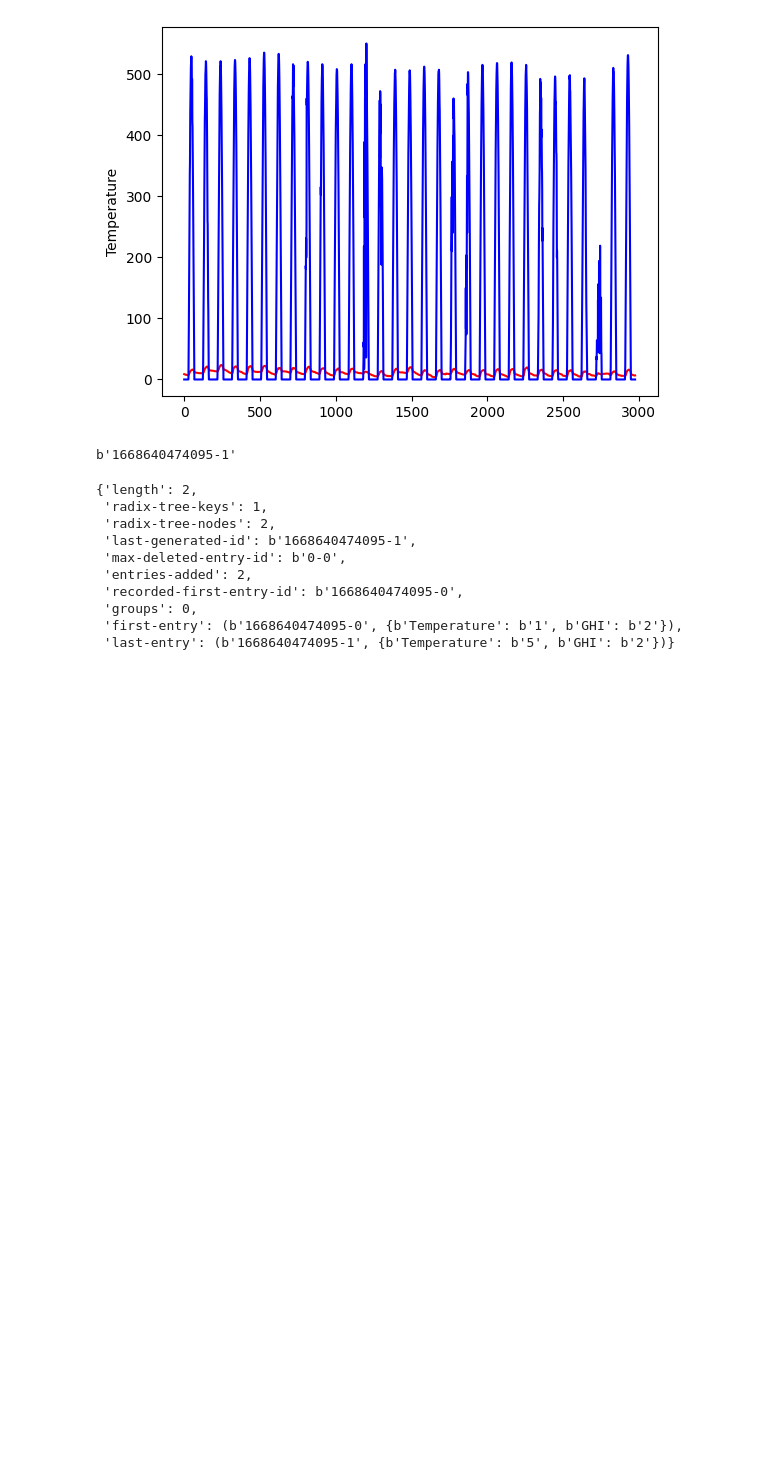
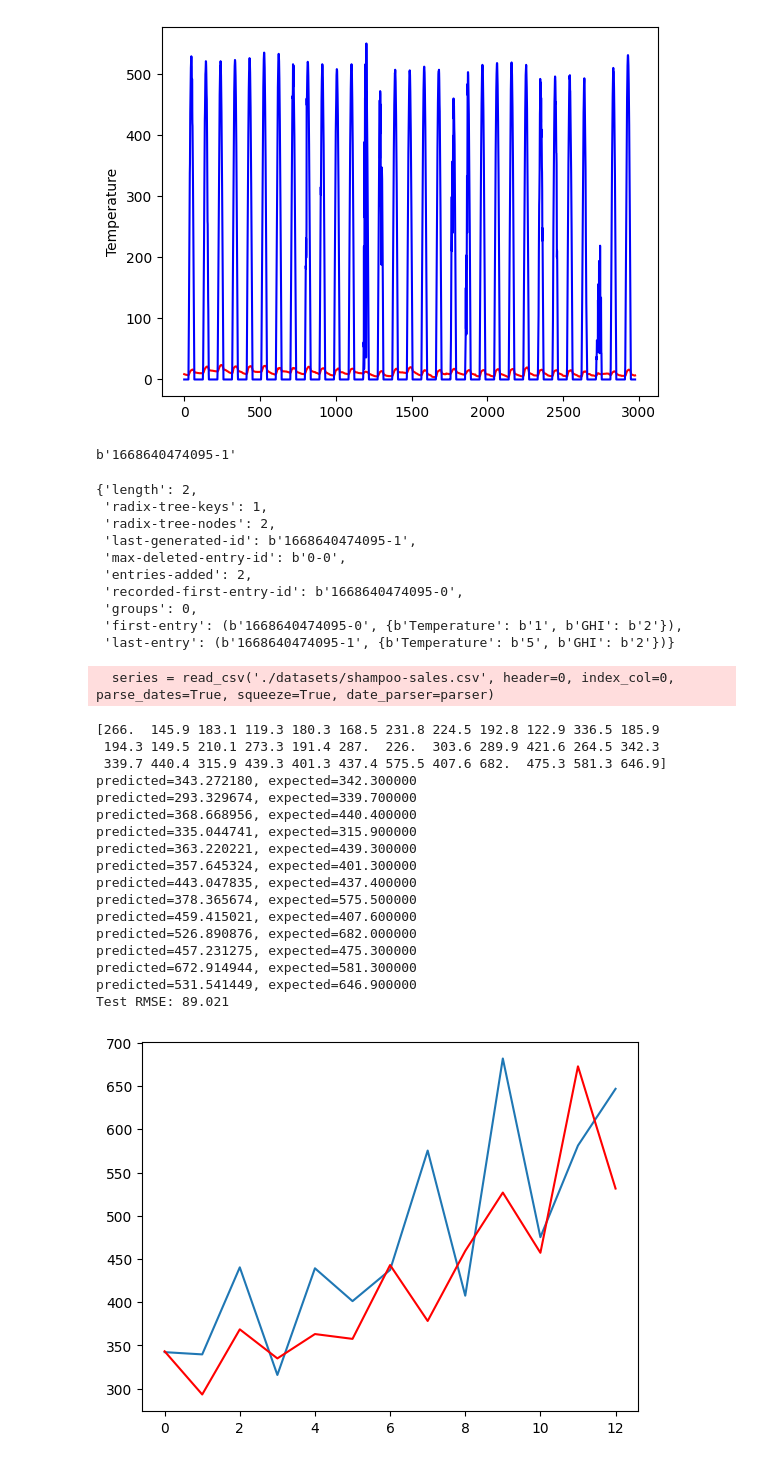
Before and after one commit to jorgevasquezutec/lab-kafka, a Jupyter notebook: analytics.ipynb, the cells around one changed output. Cells and saved outputs as stored; diff of their text form; code cells hidden in the pictures; blank space fills up the shorter version.

Commit message:
feat(arima) add

```diff
--- a/analytics.ipynb
+++ b/analytics.ipynb
@@ -80,3 +81,59 @@ redisClient.xinfo_stream('test')
 # %%
 import matplotlib.pyplot as plt
 plt.close("all")
+# %%
+from pandas import read_csv
+from pandas import datetime
+from matplotlib import pyplot
+from statsmodels.tsa.arima.model import ARIMA
+from sklearn.metrics import mean_squared_error
+from math import sqrt
+# load dataset
+def parser(x):
+	return datetime.strptime('190'+x, '%Y-%m')
+series = read_csv('./datasets/shampoo-sales.csv', header=0, index_col=0, parse_dates=True, squeeze=True, date_parser=parser)
+series.index = series.index.to_period('M')
+# split into train and test sets
+X = series.values
+print(X)
+size = int(len(X) * 0.66)
+train, test = X[0:size], X[size:len(X)]
+history = [x for x in train]
+predictions = list()
+# walk-forward validation
+for t in range(len(test)):
+	model = ARIMA(history, order=(5,1,0))
+	model_fit = model.fit()
+	output = model_fit.forecast()
+	yhat = output[0]
+	predictions.append(yhat)
+	obs = test[t]
+	history.append(obs)
+	print('predicted=%f, expected=%f' % (yhat, obs))
+# evaluate forecasts
+rmse = sqrt(mean_squared_error(test, predictions))
+print('Test RMSE: %.3f' % rmse)
+# plot forecasts against actual outcomes
+pyplot.plot(test)
+pyplot.plot(predictions, color='red')
+pyplot.show()
+# %% [output]
+  series = read_csv('./datasets/shampoo-sales.csv', header=0, index_col=0, parse_dates=True, squeeze=True, date_parser=parser)
+[266.  145.9 183.1 119.3 180.3 168.5 231.8 224.5 192.8 122.9 336.5 185.9
+ 194.3 149.5 210.1 273.3 191.4 287.  226.  303.6 289.9 421.6 264.5 342.3
+ 339.7 440.4 315.9 439.3 401.3 437.4 575.5 407.6 682.  475.3 581.3 646.9]
+predicted=343.272180, expected=342.300000
+predicted=293.329674, expected=339.700000
+predicted=368.668956, expected=440.400000
+predicted=335.044741, expected=315.900000
+predicted=363.220221, expected=439.300000
+predicted=357.645324, expected=401.300000
+predicted=443.047835, expected=437.400000
+predicted=378.365674, expected=575.500000
+predicted=459.415021, expected=407.600000
+predicted=526.890876, expected=682.000000
+predicted=457.231275, expected=475.300000
+predicted=672.914944, expected=581.300000
+predicted=531.541449, expected=646.900000
+Test RMSE: 89.021
+[figure, added]
```
Also changed, not shown: parts of 7 cells of this notebook, 3 other files.
